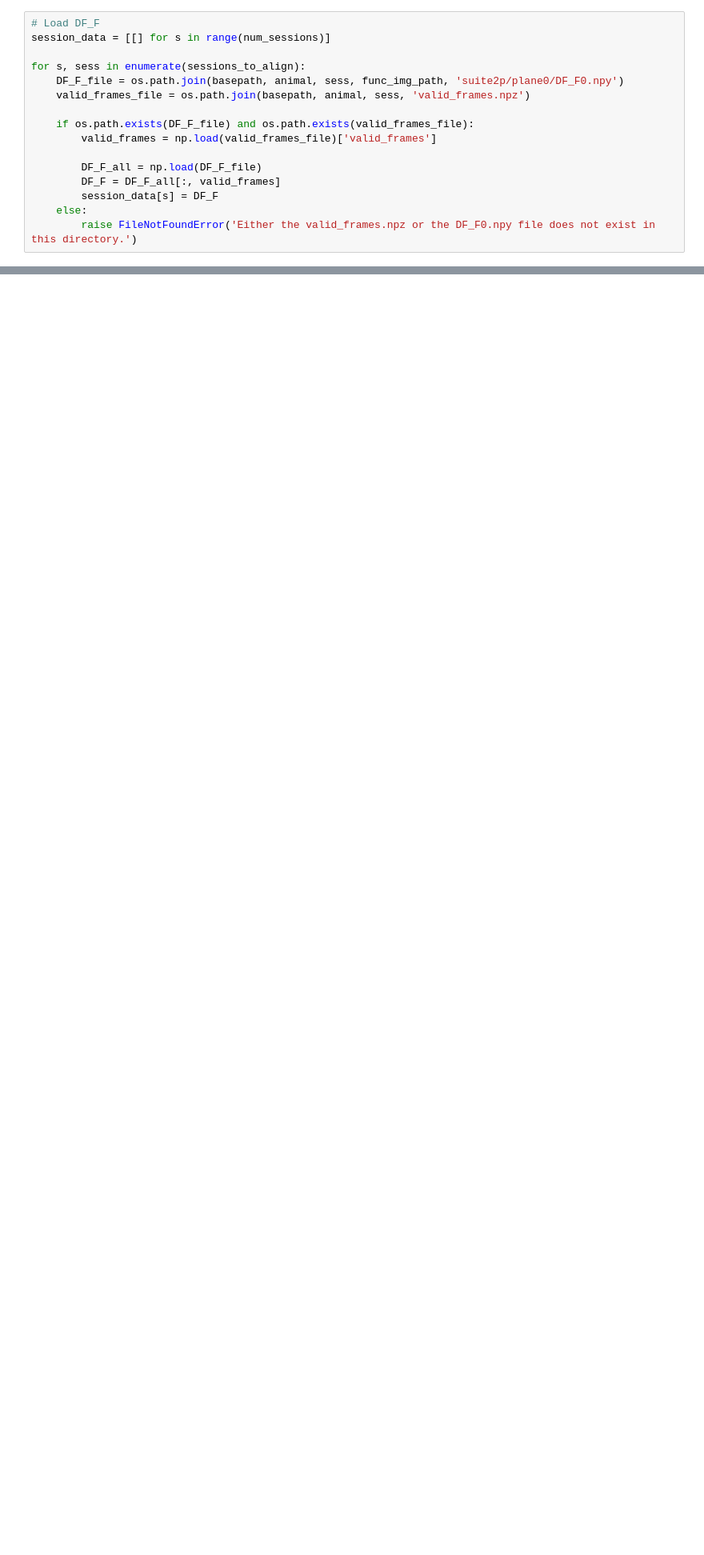
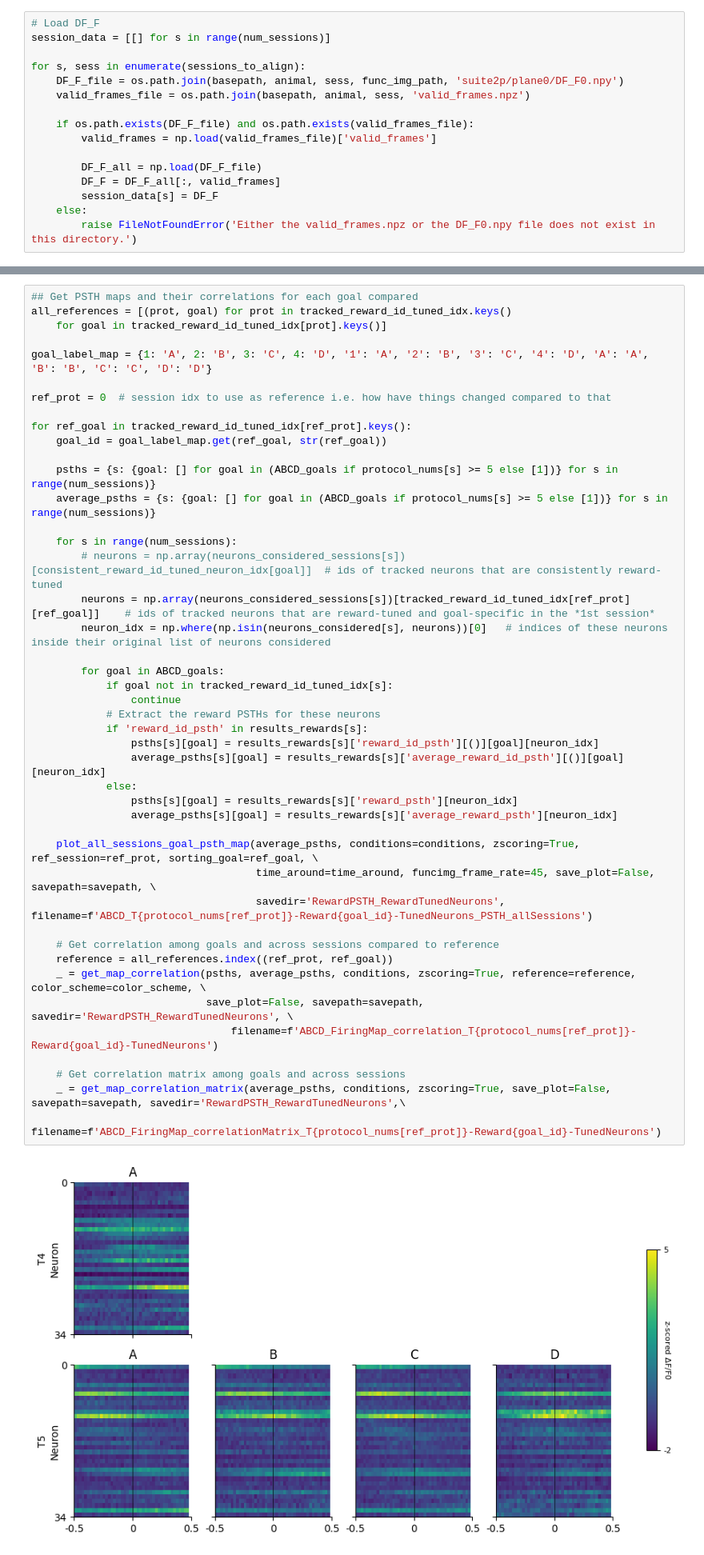
Before and after one commit to AthinaApostolelli/VR_ABCD, a Jupyter notebook: Explore_neural_data_sessions.ipynb, the cells around one changed output, grey strips where cells are left out. Shown at 80% size. Cells and saved outputs as stored; diff of their text form; blank space fills up the shorter version.

```diff
--- a/Explore_neural_data_sessions.ipynb
+++ b/Explore_neural_data_sessions.ipynb
@@ -301,0 +274,46 @@ Out of 155 neurons considered across all sessions, 67 have been previously ident
+# %%
+## Get PSTH maps and their correlations for each goal compared
+all_references = [(prot, goal) for prot in tracked_reward_id_tuned_idx.keys()
+    for goal in tracked_reward_id_tuned_idx[prot].keys()]
+
+goal_label_map = {1: 'A', 2: 'B', 3: 'C', 4: 'D', '1': 'A', '2': 'B', '3': 'C', '4': 'D', 'A': 'A', 'B': 'B', 'C': 'C', 'D': 'D'}
+
+ref_prot = 0  # session idx to use as reference i.e. how have things changed compared to that
+
+for ref_goal in tracked_reward_id_tuned_idx[ref_prot].keys():
+    goal_id = goal_label_map.get(ref_goal, str(ref_goal))
+
+    psths = {s: {goal: [] for goal in (ABCD_goals if protocol_nums[s] >= 5 else [1])} for s in range(num_sessions)}
+    average_psths = {s: {goal: [] for goal in (ABCD_goals if protocol_nums[s] >= 5 else [1])} for s in range(num_sessions)}
+
+    for s in range(num_sessions):
+        # neurons = np.array(neurons_considered_sessions[s])[consistent_reward_id_tuned_neuron_idx[goal]]  # ids of tracked neurons that are consistently reward-tuned
+        neurons = np.array(neurons_considered_sessions[s])[tracked_reward_id_tuned_idx[ref_prot][ref_goal]]    # ids of tracked neurons that are reward-tuned and goal-specific in the *1st session*
+        neuron_idx = np.where(np.isin(neurons_considered[s], neurons))[0]   # indices of these neurons inside their original list of neurons considered
+
+        for goal in ABCD_goals:
+            if goal not in tracked_reward_id_tuned_idx[s]:
+                continue
+            # Extract the reward PSTHs for these neurons
+            if 'reward_id_psth' in results_rewards[s]:
+                psths[s][goal] = results_rewards[s]['reward_id_psth'][()][goal][neuron_idx]
+                average_psths[s][goal] = results_rewards[s]['average_reward_id_psth'][()][goal][neuron_idx]
+            else:
+                psths[s][goal] = results_rewards[s]['reward_psth'][neuron_idx]
+                average_psths[s][goal] = results_rewards[s]['average_reward_psth'][neuron_idx]
+
+    plot_all_sessions_goal_psth_map(average_psths, conditions=conditions, zscoring=True, ref_session=ref_prot, sorting_goal=ref_goal, \
+                                    time_around=time_around, funcimg_frame_rate=45, save_plot=False, savepath=savepath, \
+                                    savedir='RewardPSTH_RewardTunedNeurons', filename=f'ABCD_T{protocol_nums[ref_prot]}-Reward{goal_id}-TunedNeurons_PSTH_allSessions')
+
+    # Get correlation among goals and across sessions compared to reference
+    reference = all_references.index((ref_prot, ref_goal))
+    _ = get_map_correlation(psths, average_psths, conditions, zscoring=True, reference=reference, color_scheme=color_scheme, \
+                            save_plot=False, savepath=savepath, savedir='RewardPSTH_RewardTunedNeurons', \
+                                filename=f'ABCD_FiringMap_correlation_T{protocol_nums[ref_prot]}-Reward{goal_id}-TunedNeurons')
+
+    # Get correlation matrix among goals and across sessions
+    _ = get_map_correlation_matrix(average_psths, conditions, zscoring=True, save_plot=False, savepath=savepath, savedir='RewardPSTH_RewardTunedNeurons',\
+                                   filename=f'ABCD_FiringMap_correlationMatrix_T{protocol_nums[ref_prot]}-Reward{goal_id}-TunedNeurons')
+# %% [output]
+[figure, added]
```
Also changed, not shown: parts of 12 cells of this notebook, 2 other files.
